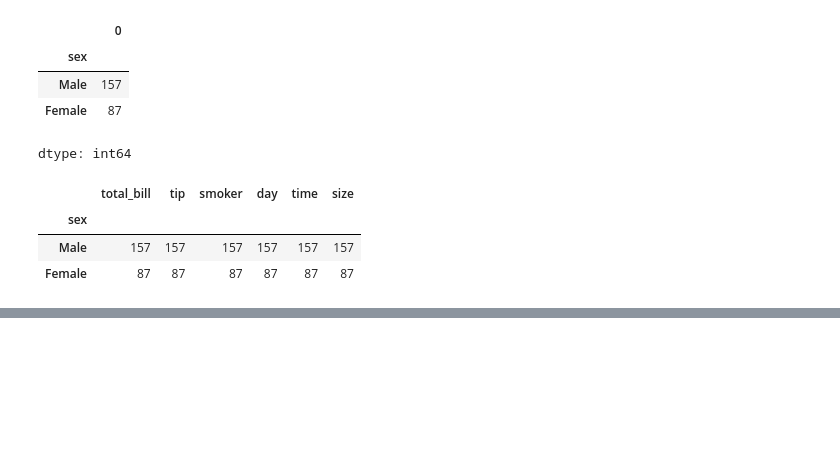
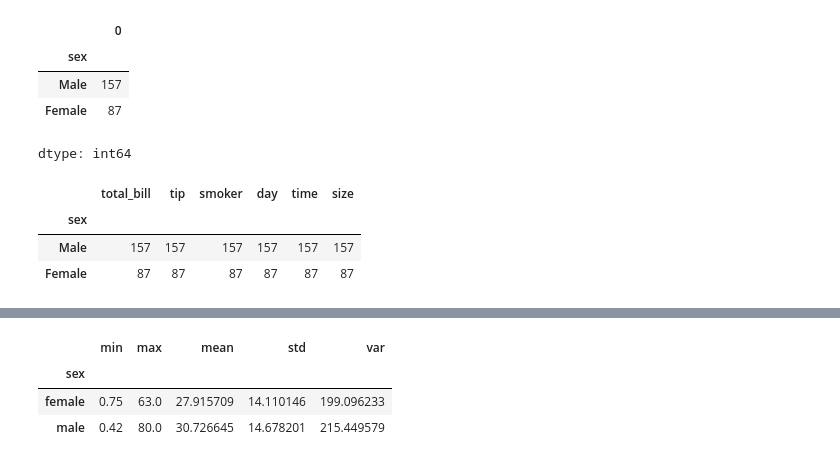
Before and after one commit to jyotish123-hub/Data-Visualization, a Jupyter notebook: 11sep.ipynb, the cells around one changed output, grey strips where cells are left out. Cells and saved outputs as stored; diff of their text form; code cells hidden in the pictures; blank space fills up the shorter version.

```diff
--- a/11sep.ipynb
+++ b/11sep.ipynb
@@ -27,0 +44,7 @@ df.groupby("sex").count()
+# %%
+df.groupby("sex")["age"].agg(["min","max","mean","std","var"])
+# %% [output]
+|  | min | max | mean | std | var |
+| sex |  |  |  |  |  |
+| female | 0.75 | 63.0 | 27.915709 | 14.110146 | 199.096233 |
+| male | 0.42 | 80.0 | 30.726645 | 14.678201 | 215.449579 |
```
Also changed, not shown: parts of 9 cells of this notebook.
